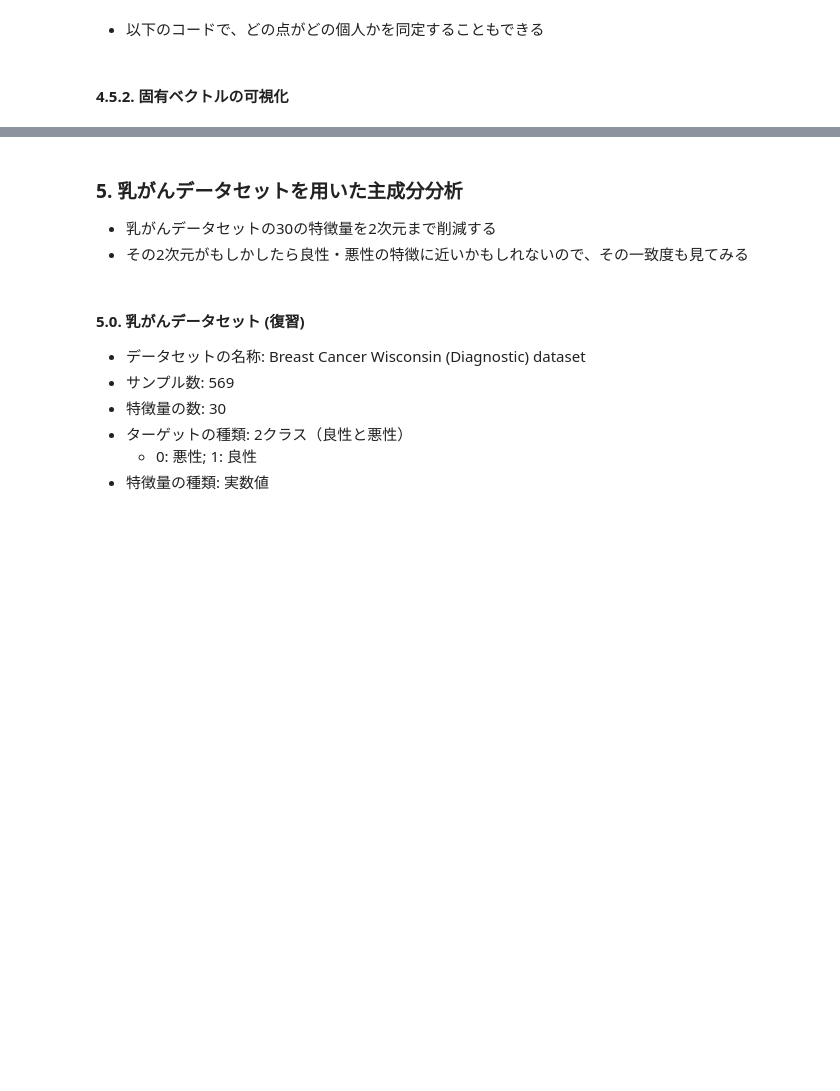
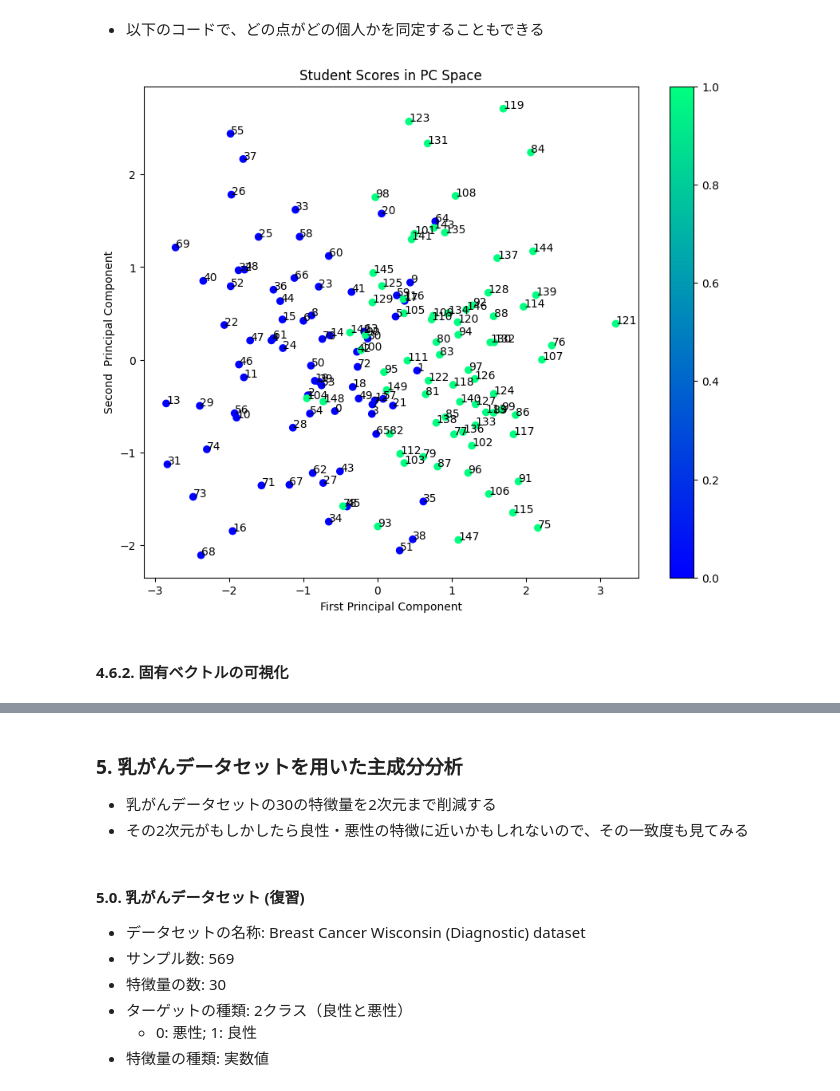
Before and after one commit to kytk/AI-MAILs, a Jupyter notebook: python_7_scikit-learn-2.ipynb, the cells around one changed output, grey strips where cells are left out. Cells and saved outputs as stored; diff of their text form; code cells hidden in the pictures; blank space fills up the shorter version.

```diff
--- a/python_7_scikit-learn-2.ipynb
+++ b/python_7_scikit-learn-2.ipynb
@@ -301,16 +506,18 @@ plt.show()
 # %%
 plt.figure(figsize=(10, 8))
 scatter = plt.scatter(scores_pca[:, 0], scores_pca[:, 1],
                       c=df['group'].map({'science': 0, 'humanities': 1}), cmap='winter')
 plt.colorbar()
-plt.xlabel('PC1')
-plt.ylabel('PC2')
+plt.xlabel('First Principal Component')
+plt.ylabel('Second  Principal Component')
 plt.title('Student Scores in PC Space')
 for i, txt in enumerate(df.index):
     plt.annotate(txt, (scores_pca[i, 0], scores_pca[i, 1]))
 plt.show()
+# %% [output]
+[figure, added]
 # %% [markdown]
-#### 4.5.2. 固有ベクトルの可視化
+#### 4.6.2. 固有ベクトルの可視化
 # %%
 # 固有ベクトルを改めて表示
 print("固有ベクトル:")
```
Also changed, not shown: parts of 71 cells of this notebook.
